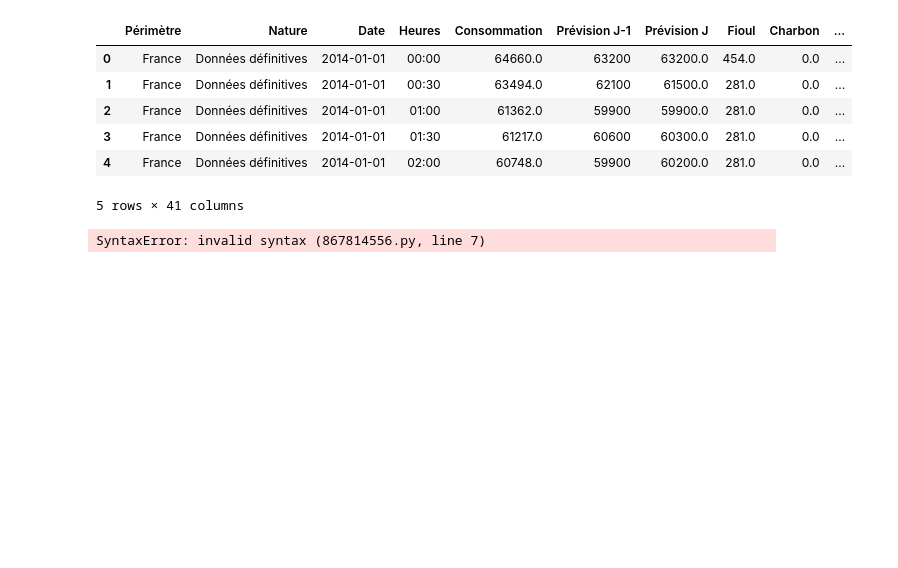
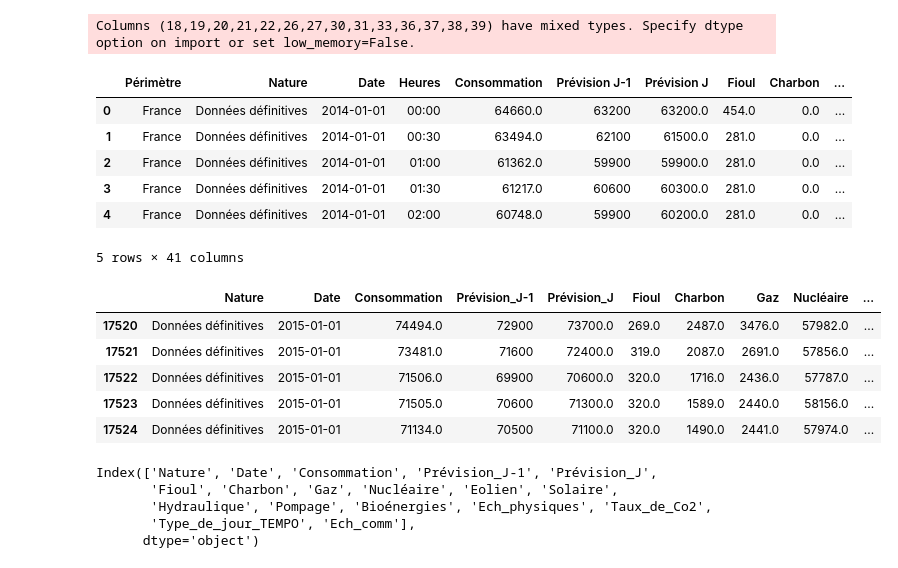
Before and after one commit to GreenForecast-Squad/energetic-stress-production, a Jupyter notebook: aggregate_rte.ipynb, the cells around one changed output. Drawn from its saved outputs; the diff is of its cells as text; code cells hidden in the pictures; blank space fills up the shorter version.

```diff
--- a/aggregate_rte.ipynb
+++ b/aggregate_rte.ipynb
@@ -2,16 +2,17 @@
 import plotly.express as px
 import pandas as pd
 # %%
-df = pd.read_csv("clean_datasets/rte_2014_2024.csv" : "sum",index_col=False)
+df = pd.read_csv("clean_datasets/rte_2014_2024.csv",index_col=False)
 display(df.head())
 # %% [output]
+Columns (18,19,20,21,22,26,27,30,31,33,36,37,38,39) have mixed types. Specify dtype option on import or set low_memory=False.
 |  | Périmètre | Nature | Date | Heures | Consommation | Prévision J-1 | Prévision J | Fioul | Charbon | ... |
 | 0 | France | Données définitives | 2014-01-01 | 00:00 | 64660.0 | 63200 | 63200.0 | 454.0 | 0.0 | ... |
 | 1 | France | Données définitives | 2014-01-01 | 00:30 | 63494.0 | 62100 | 61500.0 | 281.0 | 0.0 | ... |
 | 2 | France | Données définitives | 2014-01-01 | 01:00 | 61362.0 | 59900 | 59900.0 | 281.0 | 0.0 | ... |
 | 3 | France | Données définitives | 2014-01-01 | 01:30 | 61217.0 | 60600 | 60300.0 | 281.0 | 0.0 | ... |
 | 4 | France | Données définitives | 2014-01-01 | 02:00 | 60748.0 | 59900 | 60200.0 | 281.0 | 0.0 | ... |
-5 rows × 41 columns
+5 rows × 41 columns
 # %%
 # Suppression 2014 car pas de jour temp associé
 df["Date"]=pd.to_datetime(df["Date"])
@@ -19,8 +20,8 @@ df = df.loc[df["Date"].dt.year>2014,:]
 
 # Suppression des colonnes détails d"energie
 columns_to_keep = [
-    "Nature" : "sum",
-    "Date" : "sum",
+    "Nature",
+    "Date",
     "Consommation",
     "Prévision J-1",
     "Prévision J",
@@ -35,34 +36,48 @@ columns_to_keep = [
     "Bioénergies",
     "Ech. physiques",
     "Taux de Co2",
     "Ech. comm. Angleterre",
     "Ech. comm. Espagne",
     "Ech. comm. Italie",
     "Ech. comm. Suisse",
     "Ech. comm. Allemagne-Belgique",
     "Type de jour TEMPO",
 ]
 df=df[columns_to_keep]
 # Concat des echange commerciaux
 list_col_to_sum = [
     "Ech. comm. Angleterre",
     "Ech. comm. Espagne",
     "Ech. comm. Italie",
     "Ech. comm. Suisse",
     "Ech. comm. Allemagne-Belgique"
 ]
 for col in list_col_to_sum:
     df[col] = df[col].replace("ND", None).astype(float)
 
 df["Ech_comm"] = df[list_col_to_sum].sum(axis=1)
 df.drop(list_col_to_sum,axis=1, inplace= True)
 
 # Clean columns name
 df.columns = df.columns.str.replace(' ', '_')
+df.columns = df.columns.str.replace('.', '')
 
 df.head()
 # %% [output]
-SyntaxError: invalid syntax (867814556.py, line 7)
+|  | Nature | Date | Consommation | Prévision_J-1 | Prévision_J | Fioul | Charbon | Gaz | Nucléaire | ... |
+| 17520 | Données définitives | 2015-01-01 | 74494.0 | 72900 | 73700.0 | 269.0 | 2487.0 | 3476.0 | 57982.0 | ... |
+| 17521 | Données définitives | 2015-01-01 | 73481.0 | 71600 | 72400.0 | 319.0 | 2087.0 | 2691.0 | 57856.0 | ... |
+| 17522 | Données définitives | 2015-01-01 | 71506.0 | 69900 | 70600.0 | 320.0 | 1716.0 | 2436.0 | 57787.0 | ... |
+| 17523 | Données définitives | 2015-01-01 | 71505.0 | 70600 | 71300.0 | 320.0 | 1589.0 | 2440.0 | 58156.0 | ... |
+| 17524 | Données définitives | 2015-01-01 | 71134.0 | 70500 | 71100.0 | 320.0 | 1490.0 | 2441.0 | 57974.0 | ... |
+# %%
+df.columns
+# %% [output]
+Index(['Nature', 'Date', 'Consommation', 'Prévision_J-1', 'Prévision_J',
+       'Fioul', 'Charbon', 'Gaz', 'Nucléaire', 'Eolien', 'Solaire',
+       'Hydraulique', 'Pompage', 'Bioénergies', 'Ech_physiques', 'Taux_de_Co2',
+       'Type_de_jour_TEMPO', 'Ech_comm'],
+      dtype='object')
 # %%
 groupby = [
     "Date",
```
Also changed, not shown: parts of 1 cell of this notebook.
